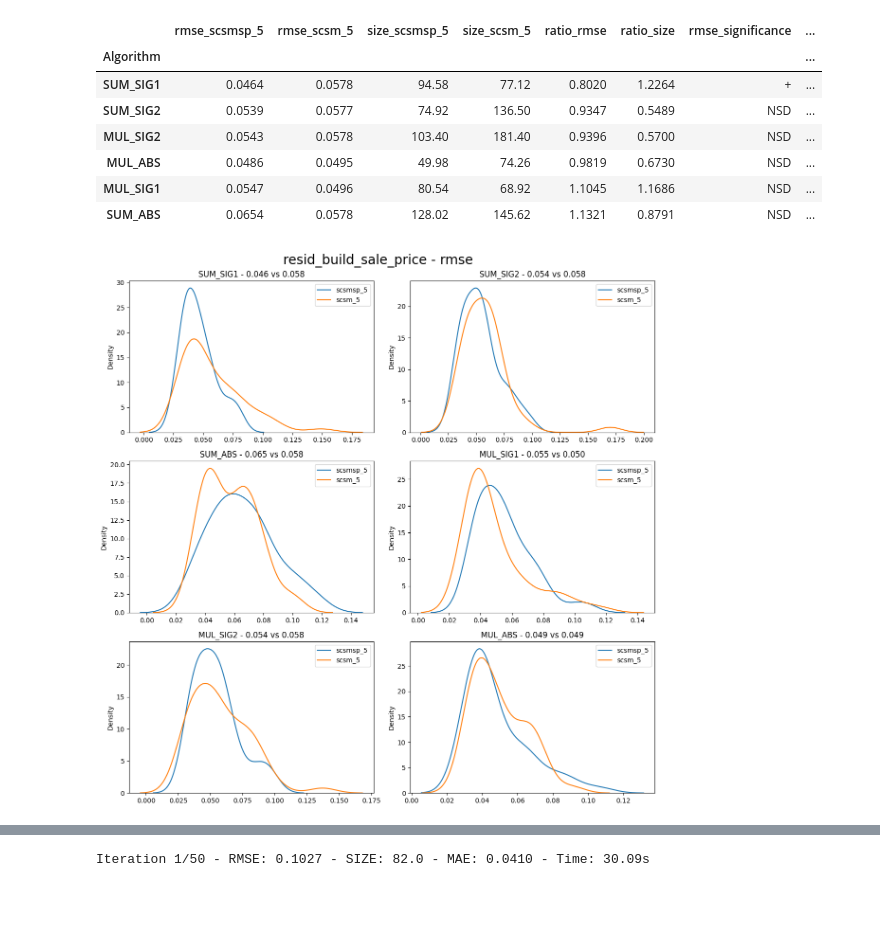
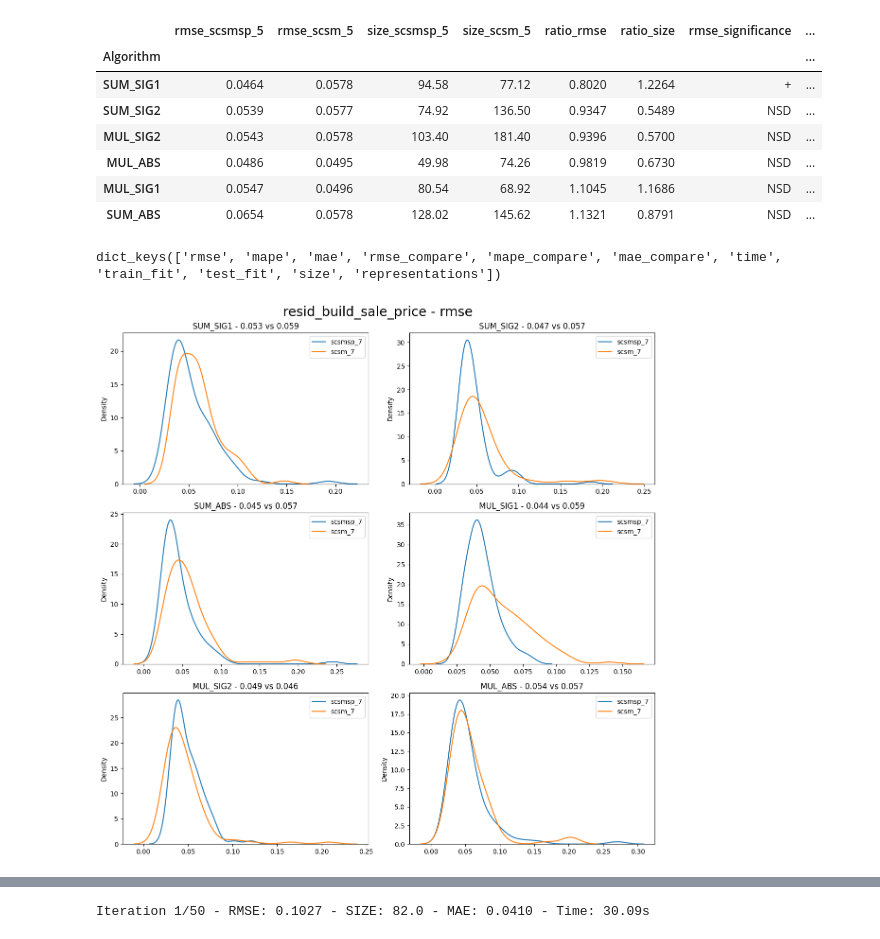
Before and after one commit to amarmate/SLIM-TEST-LITE, a Jupyter notebook: results.ipynb, the cells around one changed output, grey strips where cells are left out. Drawn from its saved outputs; the diff is of its cells as text; code cells hidden in the pictures; blank space fills up the shorter version.

```diff
--- a/results.ipynb
+++ b/results.ipynb
@@ -91,8 +91,8 @@ for dataset in datasets:
                     continue
 
             # Dump the results
-            pickle.dump(dict_params, open(f'params/{dataset_id}/{settings}_6.pkl', 'wb'))
-            pickle.dump(dict_results, open(f'results/slim/{dataset_id}/{settings}_6.pkl', 'wb'))
+            pickle.dump(dict_params, open(f'params/{dataset_id}/{settings}_7.pkl', 'wb'))
+            pickle.dump(dict_results, open(f'results/slim/{dataset_id}/{settings}_7.pkl', 'wb'))
 
     except Exception as e:
         print(f"Error in processing dataset: {e}")
@@ -345,33 +387,35 @@ means_df(prefixes=['scsmsp_5', 'scsm_5'],
 | MUL_ABS | 0.0486 | 0.0495 | 49.98 | 74.26 | 0.9819 | 0.6730 | NSD | ... |
 | MUL_SIG1 | 0.0547 | 0.0496 | 80.54 | 68.92 | 1.1045 | 1.1686 | NSD | ... |
 | SUM_ABS | 0.0654 | 0.0578 | 128.02 | 145.62 | 1.1321 | 0.8791 | NSD | ... |
+# %%
+results1.keys()
+# %% [output]
+dict_keys(['rmse', 'mape', 'mae', 'rmse_compare', 'mape_compare', 'mae_compare', 'time', 'train_fit', 'test_fit', 'size', 'representations'])
 # %%
-prefixes = ['scsmsp_5', 'scsm_5']
+prefixes = ['scsmsp_7', 'scsm_7']
 dataset = 'resid_build_sale_price'
-comparable = 'rmse'
-
 dataset_id = dataset_dict[dataset]
 
 with open(f'results/slim/{dataset_id}/{prefixes[0]}.pkl', 'rb') as f:
     results1 = pickle.load(f)
 
 with open(f'results/slim/{dataset_id}/{prefixes[1]}.pkl', 'rb') as f:
     results2 = pickle.load(f)
 
 algorithms = ['SUM_SIG1', 'SUM_SIG2', 'SUM_ABS', 'MUL_SIG1', 'MUL_SIG2', 'MUL_ABS']
 
 # For each algorithm, plot the RMSE distribution for the two variants
 fig, axs = plt.subplots(3, 2, figsize=(12, 12))
 axs = axs.flatten()
 
 for i, algo in enumerate(algorithms):
-    sns.kdeplot(results1[comparable][algo], ax=axs[i], label=prefixes[0])
-    sns.kdeplot(results2[comparable][algo], ax=axs[i], label=prefixes[1])
-    axs[i].set_title(f'{algo} - {np.mean(results1[comparable][algo]):.3f} vs {np.mean(results2[comparable][algo]):.3f}')
+    sns.kdeplot(results1['rmse'][algo], ax=axs[i], label=prefixes[0])
+    sns.kdeplot(results2['rmse'][algo], ax=axs[i], label=prefixes[1])
+    axs[i].set_title(f'{algo} - {np.mean(results1['rmse'][algo]):.3f} vs {np.mean(results2['rmse'][algo]):.3f}')
     axs[i].legend()
 
-fig.suptitle(f'{dataset} - {comparable}', fontsize=20)
+fig.suptitle(f'{dataset} - {'rmse'}', fontsize=20)
 plt.tight_layout()
 plt.show()
 # %% [output]
-[figure, old version]
+[figure, new version]
```
Also changed, not shown: parts of 9 cells of this notebook, 4 other files.
